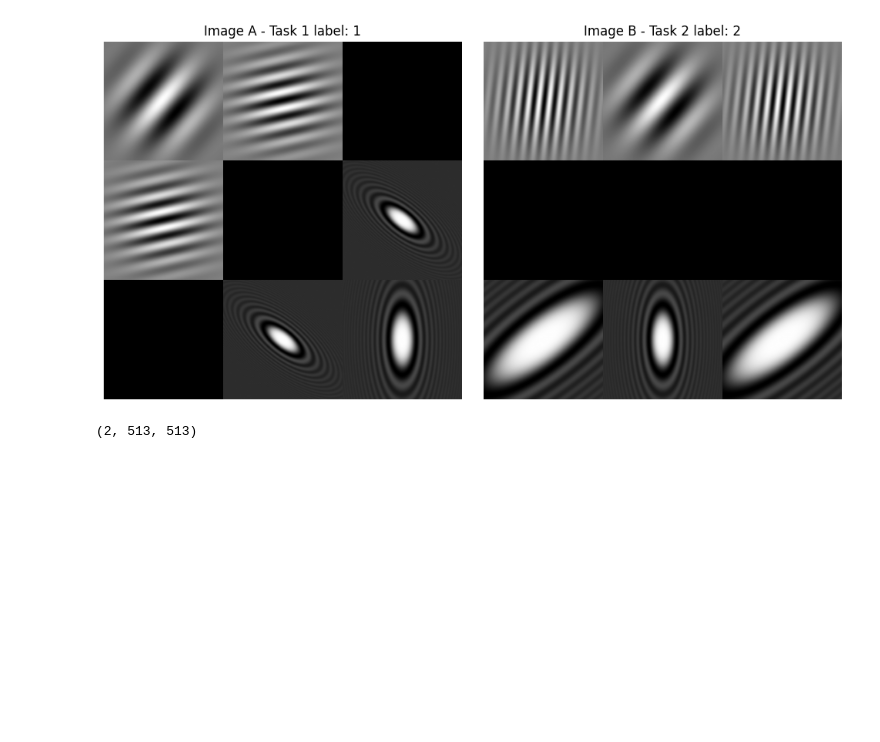
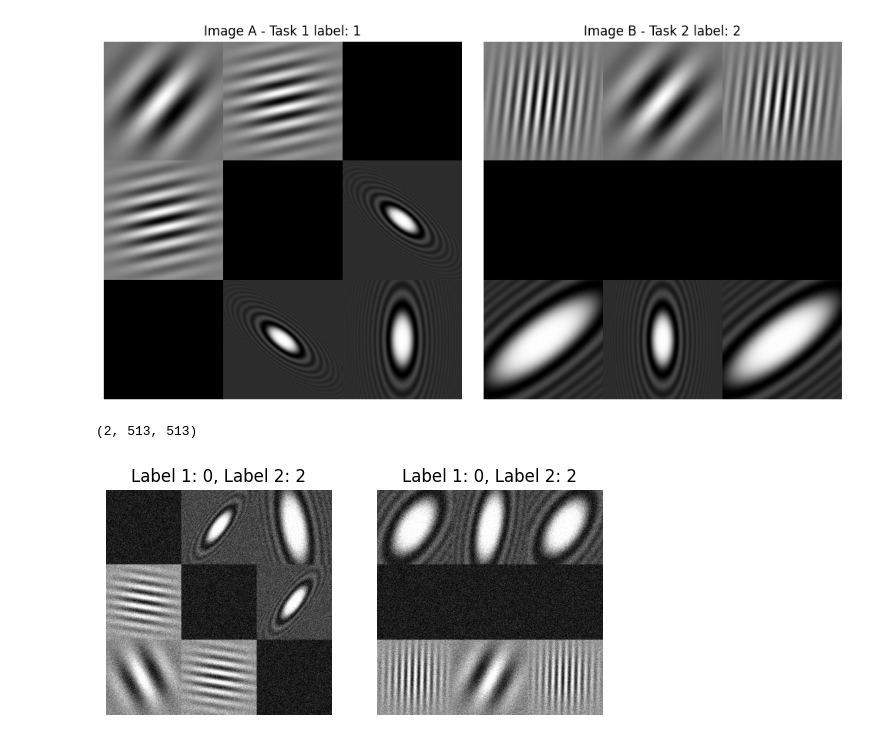
Before and after one commit to hzavadil98/UiT_FYS-8603, a Jupyter notebook: synthetic_data.ipynb, the cells around one changed output. Drawn from its saved outputs; the diff is of its cells as text; code cells hidden in the pictures; blank space fills up the shorter version.

Commit message:
Created Synthetic dataset

```diff
--- a/synthetic_data.ipynb
+++ b/synthetic_data.ipynb
@@ -309,3 +309,15 @@ tensor_images = torch.stack([transform(img) for img in tensor_images], dim=0)
 images.shape
 # %% [output]
 (2, 513, 513)
+# %%
+import torchvision.transforms.v2 as T
+transform = T.Compose([
+            T.RandomHorizontalFlip(0.5),
+            T.RandomVerticalFlip(0.5),
+            T.GaussianNoise(0.1, 0.1),
+        ])
+loader = Synthetic_2v_Dataloader(transform=transform)
+# %%
+loader.train_dataset.plot(0)
+# %% [output]
+[figure, added]
```
Also changed, not shown: parts of 3 cells of this notebook, 6 other files.
